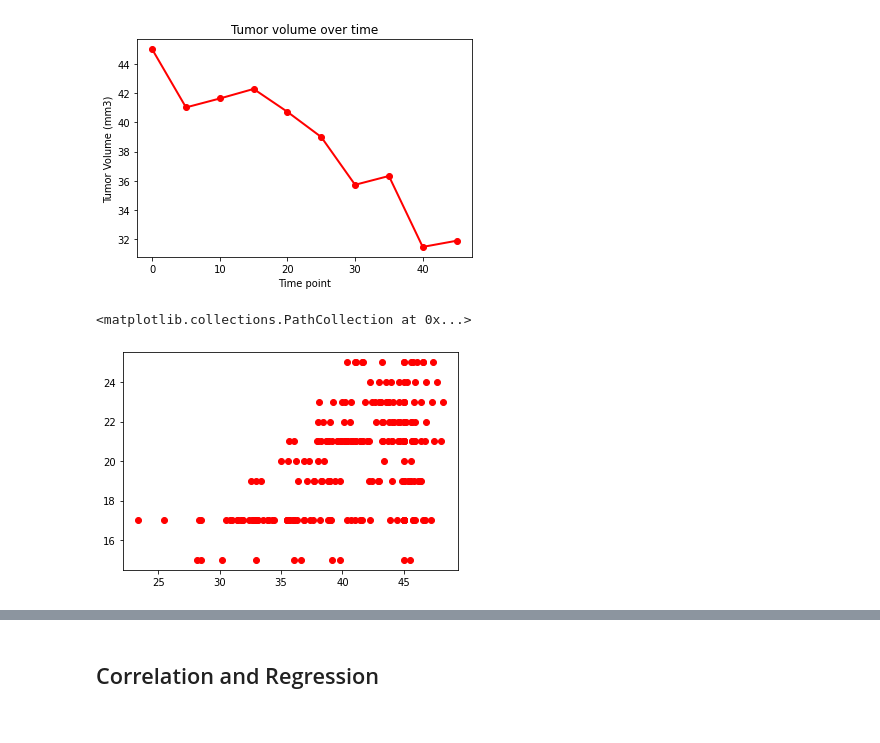
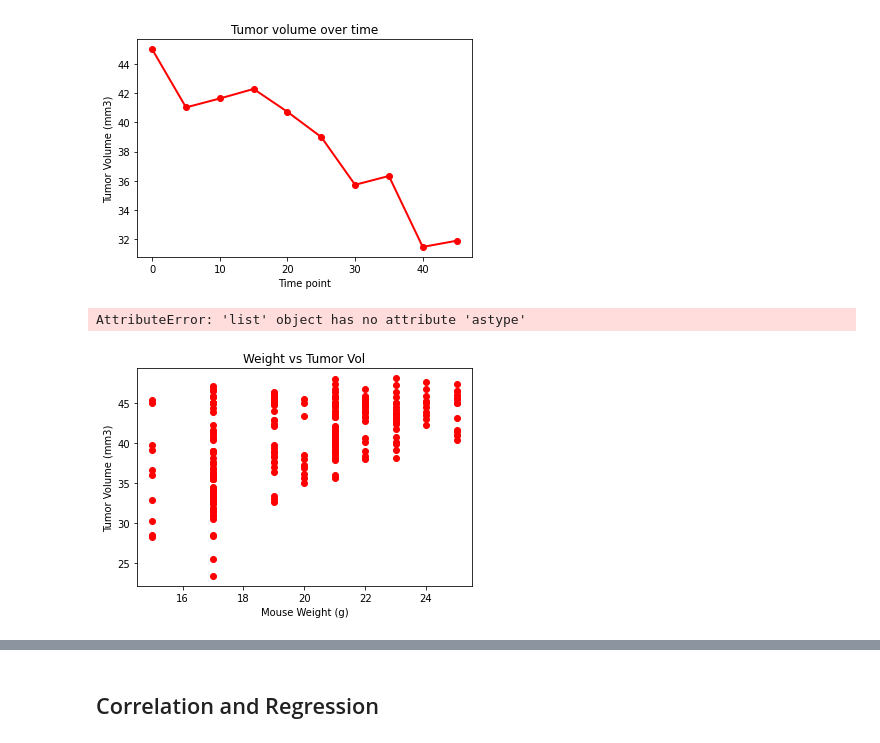
Before and after one commit to eclevela-1234/MatPlotLib_Challenge, a Jupyter notebook: Eliot_Pymaceuticals.ipynb, the cells around one changed output, grey strips where cells are left out. Drawn from its saved outputs; the diff is of its cells as text; code cells hidden in the pictures.

```diff
--- a/Eliot_Pymaceuticals.ipynb
+++ b/Eliot_Pymaceuticals.ipynb
@@ -337,18 +338,21 @@ plt.plot(x_values, y_values, marker="o", color="red", linewidth=2)
 # %%
 # Generate a scatter plot of average tumor volume vs. mouse weight for the Capomulin regimen
 x2_values = []
 y2_values = []
 capomulin_data =[]
 capomulin_data = all_data_cleaned.loc[all_data_cleaned['Drug Regimen'] == 'Capomulin']
 capomulin_data
+for row in capomulin_data['Weight (g)']:
+    x2_values.append(row)
 for row in capomulin_data['Tumor Volume (mm3)']:
-    x2_values.append(row)
-for row in capomulin_data['Weight (g)']:
     y2_values.append(row)
 
 plt.scatter(x2_values, y2_values, marker="o", color="red")
+plt.title('Weight vs Tumor Vol')
+plt.xlabel('Mouse Weight (g)')
+plt.ylabel('Tumor Volume (mm3)')
 
 # # plt.show
 # %% [output]
-<matplotlib.collections.PathCollection at 0x...>
+AttributeError: 'list' object has no attribute 'astype'
-[figure, old version]
+[figure, new version]
```
Also changed, not shown: parts of 6 cells of this notebook.
